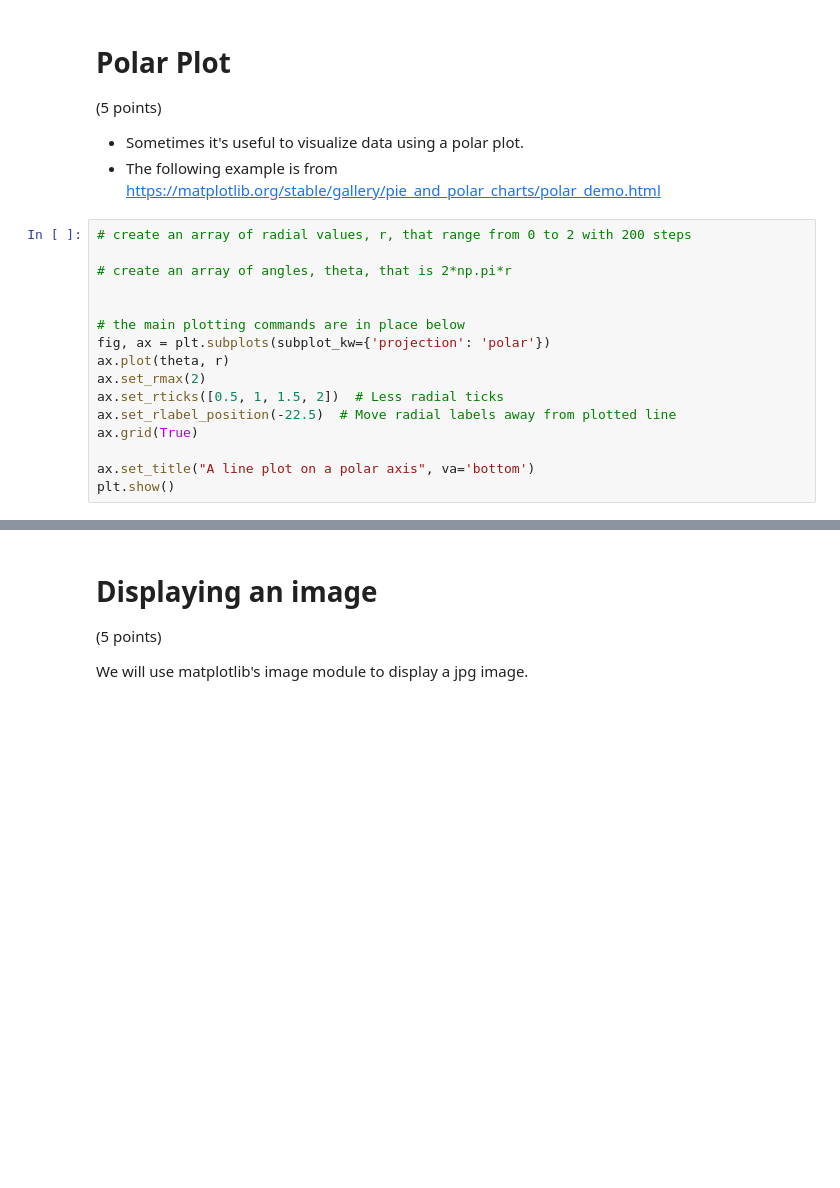
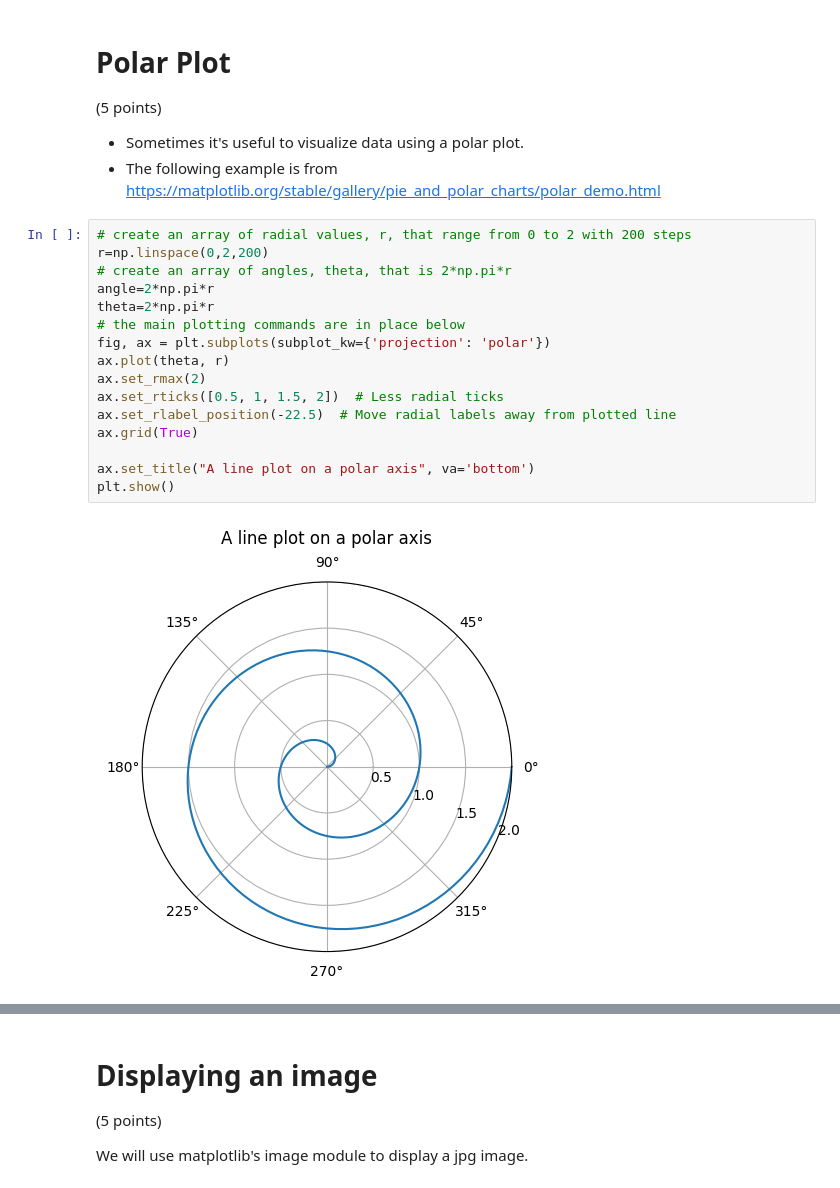
Before and after one commit to ChrisPerez13/CompPhys, a Jupyter notebook: Christopher_Perez_Lab02_plotting_visualization.ipynb, the cells around one changed output, grey strips where cells are left out. Drawn from its saved outputs; the diff is of its cells as text; blank space fills up the shorter version.

```diff
--- a/Christopher_Perez_Lab02_plotting_visualization.ipynb
+++ b/Christopher_Perez_Lab02_plotting_visualization.ipynb
@@ -124,20 +204,22 @@ ax.invert_yaxis()
 * The following example is from https://matplotlib.org/stable/gallery/pie_and_polar_charts/polar_demo.html
 # %%
 # create an array of radial values, r, that range from 0 to 2 with 200 steps
-
+r=np.linspace(0,2,200)
 # create an array of angles, theta, that is 2*np.pi*r
-
-
+angle=2*np.pi*r
+theta=2*np.pi*r
 # the main plotting commands are in place below
 fig, ax = plt.subplots(subplot_kw={'projection': 'polar'})
 ax.plot(theta, r)
 ax.set_rmax(2)
 ax.set_rticks([0.5, 1, 1.5, 2])  # Less radial ticks
 ax.set_rlabel_position(-22.5)  # Move radial labels away from plotted line
 ax.grid(True)
 
 ax.set_title("A line plot on a polar axis", va='bottom')
 plt.show()
+# %% [output]
+[figure, added]
 # %%
 # make another polar plot showing sine and cosine of theta
 # let theta range from zero to 2 pi, with 200 steps
```
Also changed, not shown: parts of 23 cells of this notebook.
